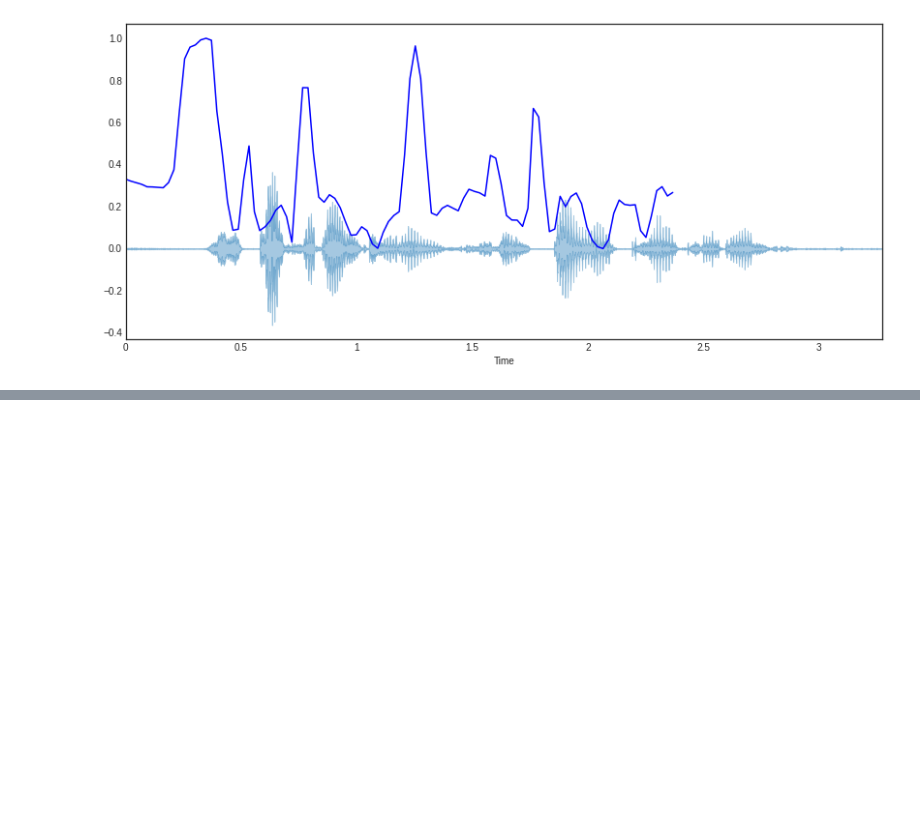
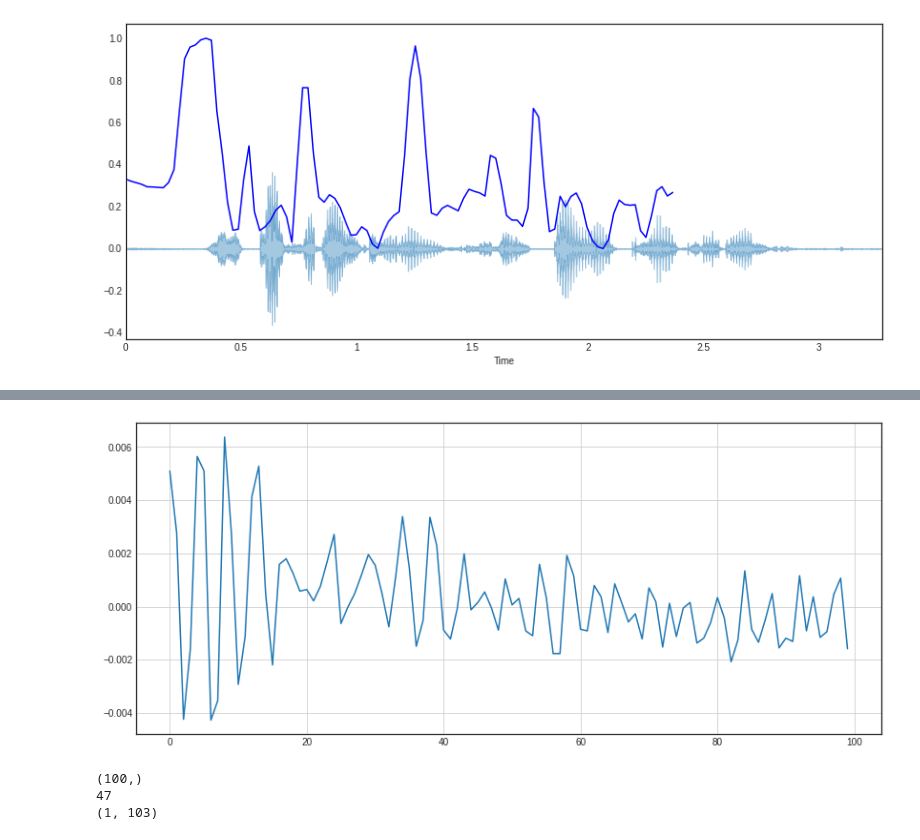
Before and after one commit to EGEG1212/TIL, a Jupyter notebook: 1_오디오처리Audio_Processing.ipynb, the cells around one changed output, grey strips where cells are left out. Cells and saved outputs as stored; diff of their text form; code cells hidden in the pictures; blank space fills up the shorter version.

```diff
--- a/1_오디오처리Audio_Processing.ipynb
+++ b/1_오디오처리Audio_Processing.ipynb
@@ -450,0 +491,20 @@ plt.plot(t, minmax_scale(spectral_centroids, axis=0), color='b')
+# %%
+# zero영역이 잘 보이지 않아 확대해야함
+n0 = 8000
+n1 = 8100
+plt.figure(figsize=(14, 6))
+plt.plot(audio_np[n0:n1])
+plt.grid()
+# %% [output]
+[figure, added]
+# %%
+zero_crossings = librosa.zero_crossings(audio_np[n0:n1], pad=False)
+print(zero_crossing.shape)
+print(sum(zero_crossings))
+
+zcrs = librosa.feature.zero_crossing_rate(audio_np)
+print(zcrs.shape)
+# %% [output]
+(100,)
+47
+(1, 103)
```
Also changed, not shown: parts of 18 cells of this notebook.
